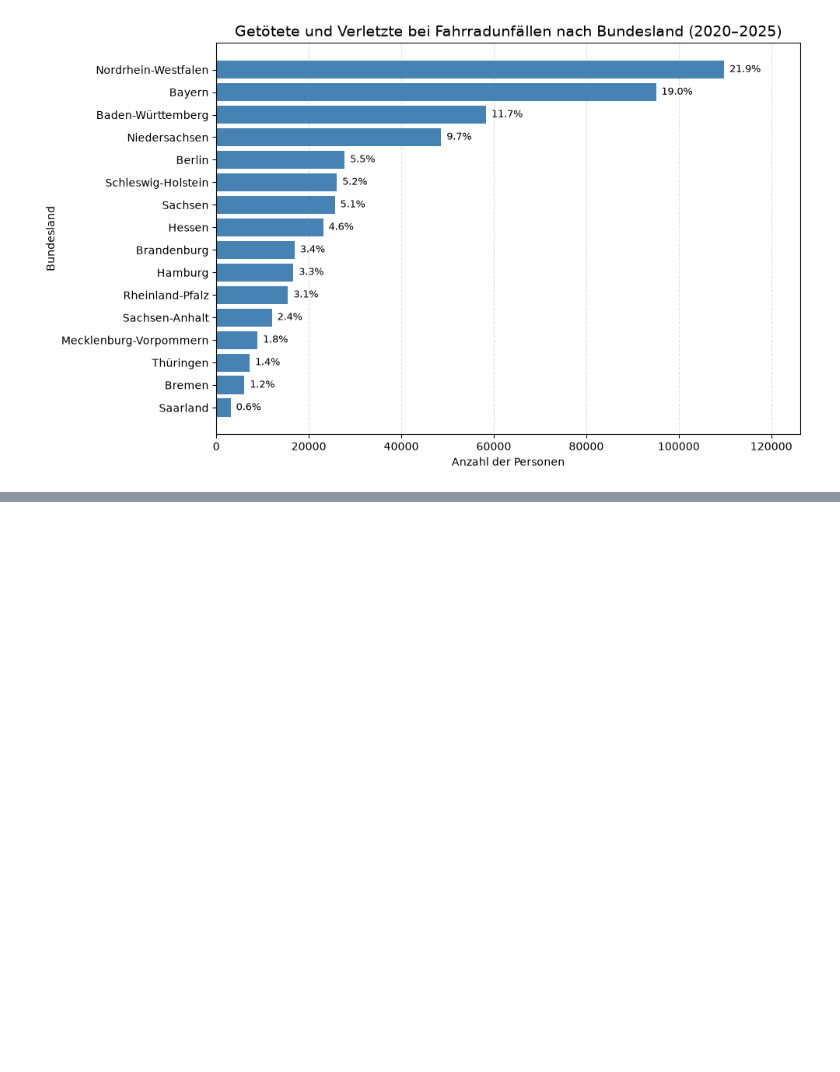
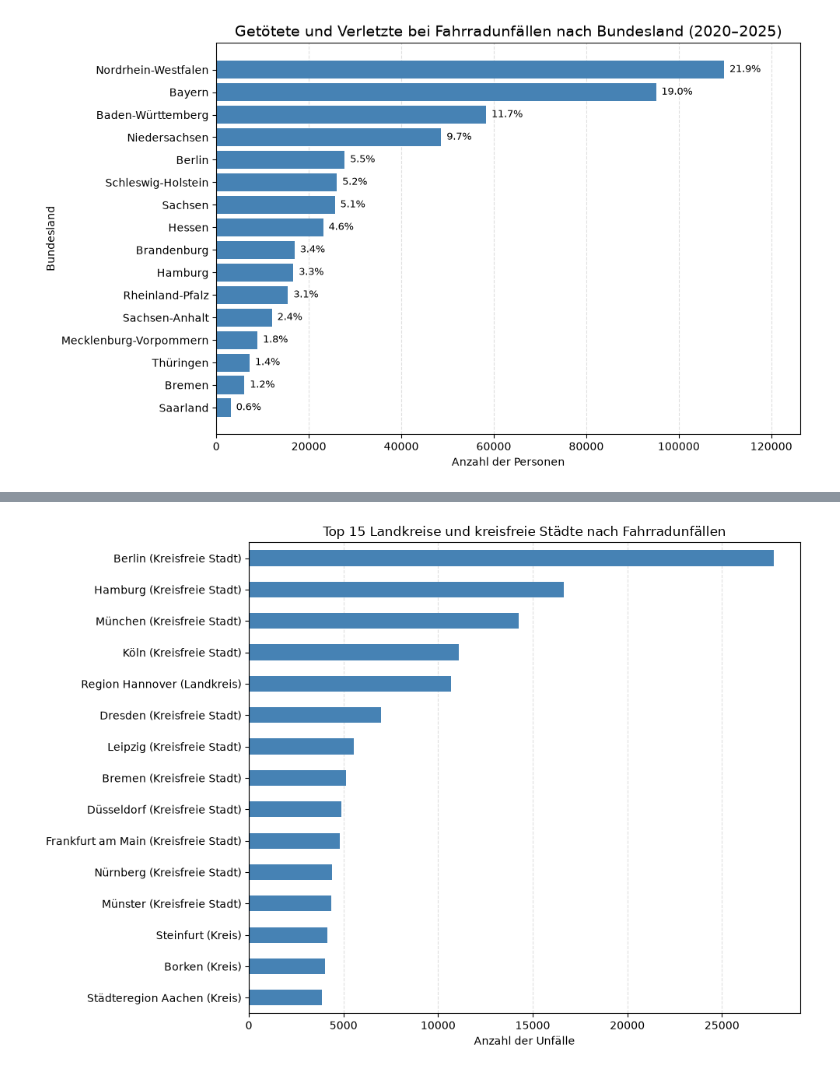
Before and after one commit to RogovaNatalia/Unfallorte_Projekt, a Jupyter notebook: analyse.ipynb, the cells around one changed output, grey strips where cells are left out. Saved outputs shown, nothing was run; the diff lists cells and outputs as text; code cells hidden in the pictures; blank space fills up the shorter version.

Commit message:
2.1 Fahrradunfälle nach Landkreis

```diff
--- a/analyse.ipynb
+++ b/analyse.ipynb
@@ -328,3 +328,82 @@ Thüringen                 7205        1.44
 Bremen                    6081        1.21
 Saarland                  3115        0.62
 [figure]
+# %%
+# 2.1 Fahrradunfälle nach Landkreis
+
+# Verzeichnis einlesen
+pfad = "data/20260131_Anschriften_der_Gemeinde_und_Stadtverwaltungen.xlsx"
+
+raw = pd.read_excel(
+    pfad,
+    sheet_name="Anschriften_31_01_2026",
+    header=None,
+    dtype=str
+)
+
+gv = raw.iloc[6:, [2, 3, 5, 7]].copy()
+gv.columns = ["satzart", "tk", "ars", "name"]
+
+typ = {
+    "41": "Kreisfreie Stadt",
+    "42": "Stadtkreis",
+    "43": "Kreis",
+    "44": "Landkreis",
+    "45": "Regionalverband",
+}
+
+kreise = gv[gv["satzart"].eq("40")].dropna(subset=["ars"]).copy()
+
+kreise["key"] = kreise["ars"].str.strip().str.zfill(5)
+
+kreise["label"] = (
+    kreise["name"].str.split(",").str[0].str.strip()
+    + " ("
+    + kreise["tk"].map(typ).fillna("Gebiet")
+    + ")"
+)
+
+kreis_namen = (
+    kreise.drop_duplicates(subset="key")
+    .set_index("key")["label"]
+)
+
+print("Anzahl der Kreise/Stadtkreise:", len(kreis_namen))
+
+
+# Schlüssel in den Unfalldaten
+
+df_rad["kreis_key"] = (
+    df_rad["ULAND"].astype(str).str.zfill(2)
+    + df_rad["UREGBEZ"].astype(str).str.zfill(1)
+    + df_rad["UKREIS"].astype(str).str.zfill(2)
+)
+
+# Berlin und Hamburg als kreisfreie Städte zuordnen
+df_rad["kreis_key"] = df_rad["kreis_key"].mask(df_rad["ULAND"] == 11, "11000")
+df_rad["kreis_key"] = df_rad["kreis_key"].mask(df_rad["ULAND"] == 2, "02000")
+
+# Kreisnamen zuordnen
+df_rad["Landkreis"] = df_rad["kreis_key"].map(kreis_namen)
+
+# Nicht zugeordnete Schlüssel kontrollieren
+nicht_gefunden = df_rad["Landkreis"].isna()
+print("Kreis nicht gefunden:",nicht_gefunden.sum(),"von",len(df_rad))
+
+
+# Unfälle nach Landkreisen zählen
+
+top_kreise = (df_rad["Landkreis"].value_counts().head(15))
+print(top_kreise)
+
+fig, ax = plt.subplots(figsize=(10, 7))
+
+top_kreise.sort_values().plot(kind="barh",ax=ax,color="steelblue")
+
+ax.set_title("Top 15 Landkreise und kreisfreie Städte nach Fahrradunfällen")
+ax.set_xlabel("Anzahl der Unfälle")
+ax.set_ylabel("")
+ax.grid(axis="x", linestyle="--", alpha=0.4)
+ax.set_axisbelow(True)
+plt.tight_layout();
+# %% [output]
@@ -330,0 +429 @@ Saarland                  3115        0.62
+[figure, added]
```
Also changed, not shown: parts of 2 cells of this notebook.
